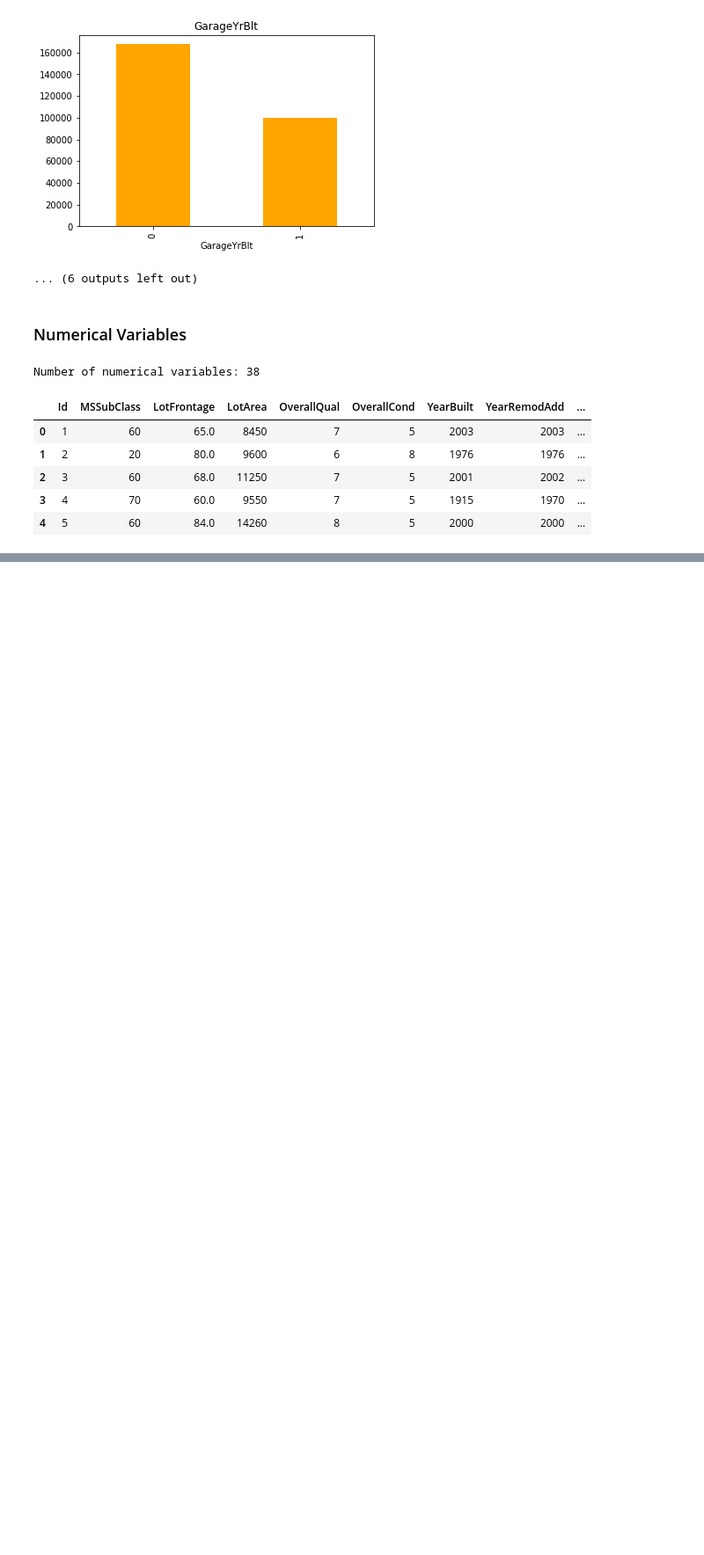
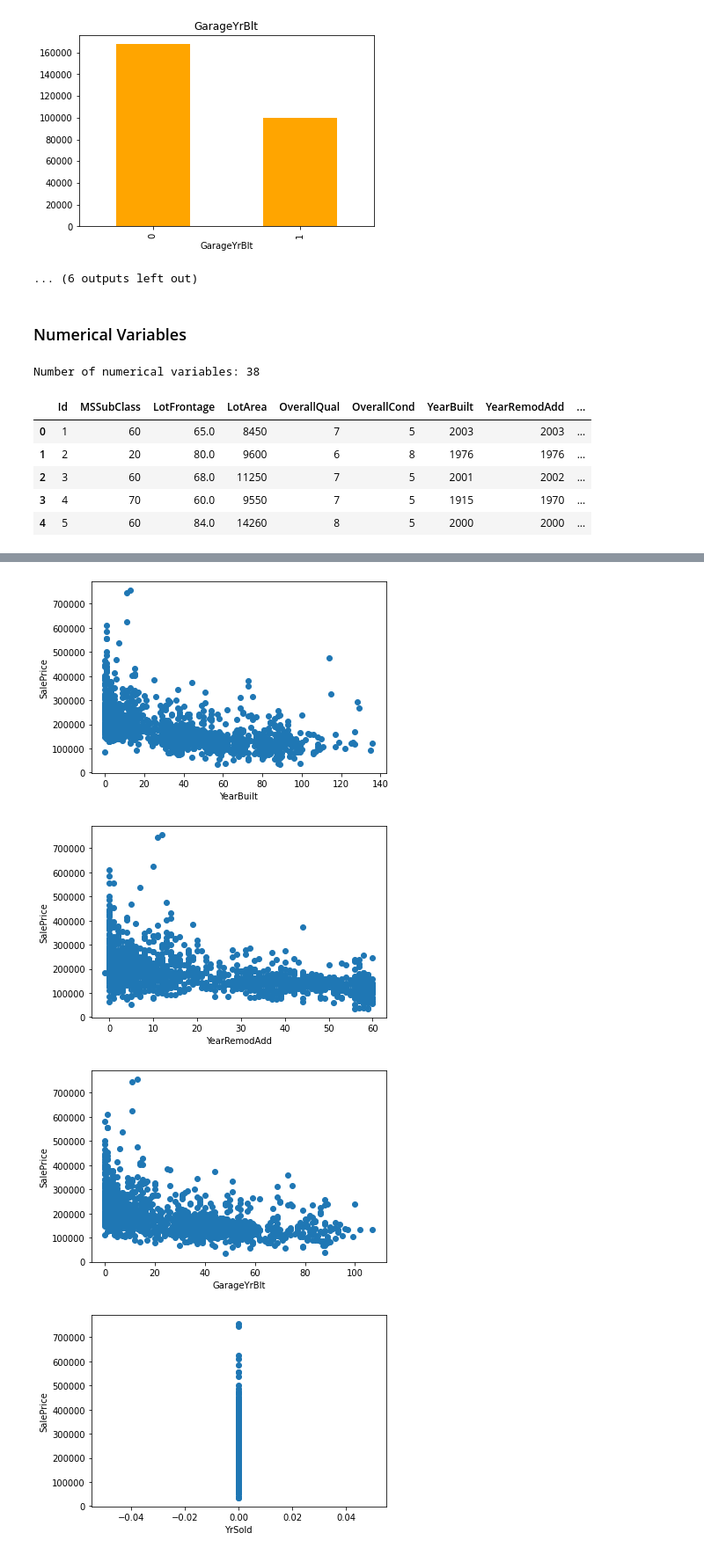
Before and after one commit to jsalarzai/advanced_house_prices, a Jupyter notebook: Advance House Prices Prediction.ipynb, the cells around one changed output, grey strips where cells are left out. Shown at 88% size. Cells and saved outputs as stored; diff of their text form; code cells hidden in the pictures; blank space fills up the shorter version.

```diff
--- a/Advance House Prices Prediction.ipynb
+++ b/Advance House Prices Prediction.ipynb
@@ -141,3 +141,9 @@ Number of numerical variables: 38
 | 2 | 3 | 60 | 68.0 | 11250 | 7 | 5 | 2001 | 2002 | ... |
 | 3 | 4 | 70 | 60.0 | 9550 | 7 | 5 | 1915 | 1970 | ... |
 | 4 | 5 | 60 | 84.0 | 14260 | 8 | 5 | 2000 | 2000 | ... |
+# %%
+year_feature = []
+for feature in numerical_features:
+    if 'Yr' in feature or 'Year' in feature:
+        year_feature.append(feature)
+year_feature
@@ -143,0 +152,6 @@ Number of numerical variables: 38
+# %%
+# exploring the content of these year variables
+for feature in year_feature:
+
+    print(feature, sorted(df[feature].unique()))
+    print('\n')
@@ -143,0 +179,15 @@ Number of numerical variables: 38
+# %%
+for feature in year_feature:
+    if feature !='Yr_Sold':
+        data = df.copy()
+        data[feature] = data['YrSold'] - data[feature]
+
+        plt.scatter(data[feature], data['SalePrice'])
+        plt.xlabel(feature)
+        plt.ylabel('SalePrice')
+        plt.show()
+# %% [output]
+[figure, added]
+[figure, added]
+[figure, added]
+[figure, added]
```
Also changed, not shown: parts of 5 cells of this notebook.
